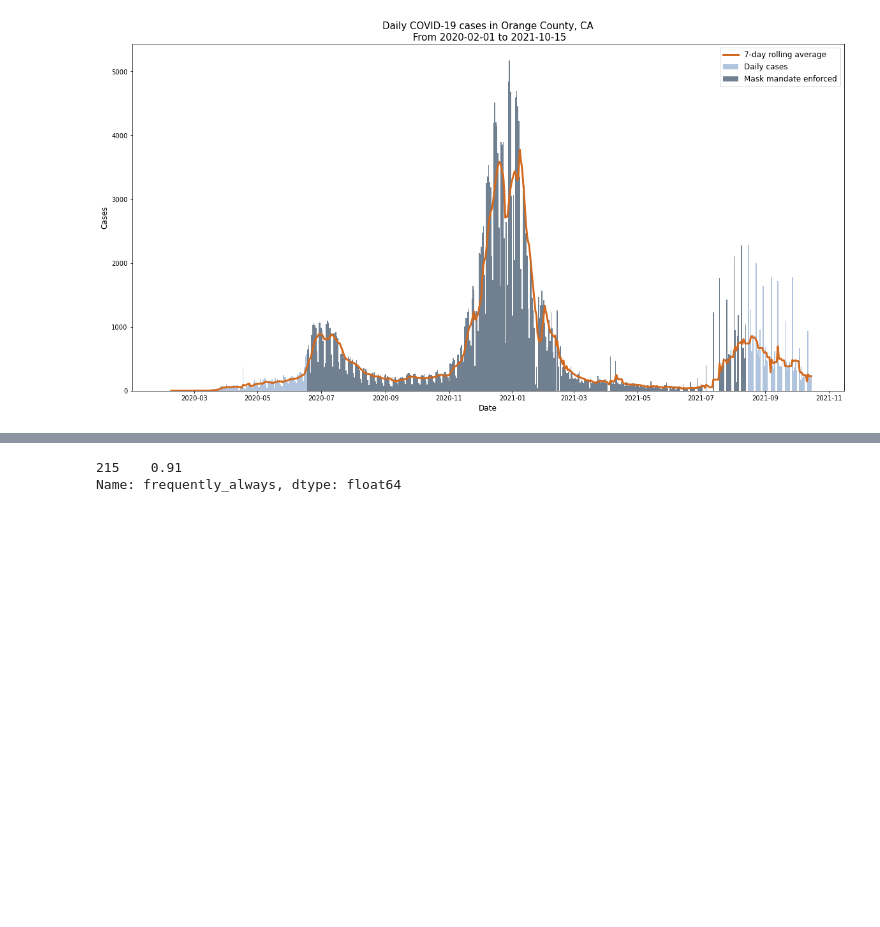
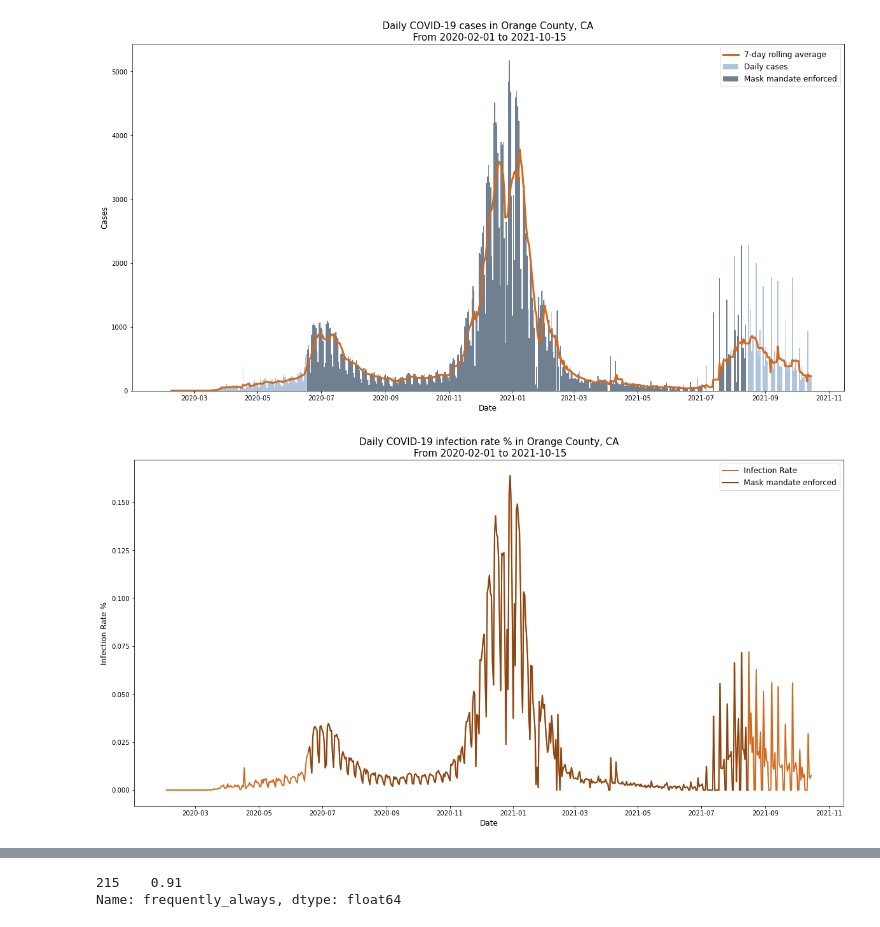
Before and after one commit to anushnap/data512-project, a Jupyter notebook: src/oc_analysis.ipynb, the cells around one changed output, grey strips where cells are left out. Drawn from its saved outputs; the diff is of its cells as text; code cells hidden in the pictures; blank space fills up the shorter version.

```diff
--- a/src/oc_analysis.ipynb
+++ b/src/oc_analysis.ipynb
@@ -170,3 +196,23 @@ plt.legend(fontsize = 12)
 plt.savefig('../results/orange-county_CA_daily-cases.jpg')
 # %% [output]
 [figure]
+# %%
+# Draw the plot
+fig = plt.figure(figsize = (20, 10))
+# Line to follow 7-day daily case averages
+plt.plot(orange_df['date'], orange_df['infection_rate'],
+         label = 'Infection Rate',
+         color = 'chocolate', linewidth = 2)
+plt.plot(orange_df.loc[orange_df['public_masks'], 'date'], orange_df.loc[orange_df['public_masks'], 'infection_rate'],
+         label = 'Mask mandate enforced',
+         color = 'saddlebrown', linewidth = 2)
+# Formatting
+plt.xlabel('Date', fontsize = 12)
+plt.ylabel('Infection Rate %', fontsize = 12)
+plt.title('Daily COVID-19 infection rate % in Orange County, CA\n From 2020-02-01 to 2021-10-15', fontsize = 15)
+plt.legend(fontsize = 12)
+
+# Save figure into the results folder
+plt.savefig('../results/orange-county_CA_daily-infection-rate.jpg')
+# %% [output]
+[figure, added]
```
Also changed, not shown: parts of 5 cells of this notebook, 2 other files.
